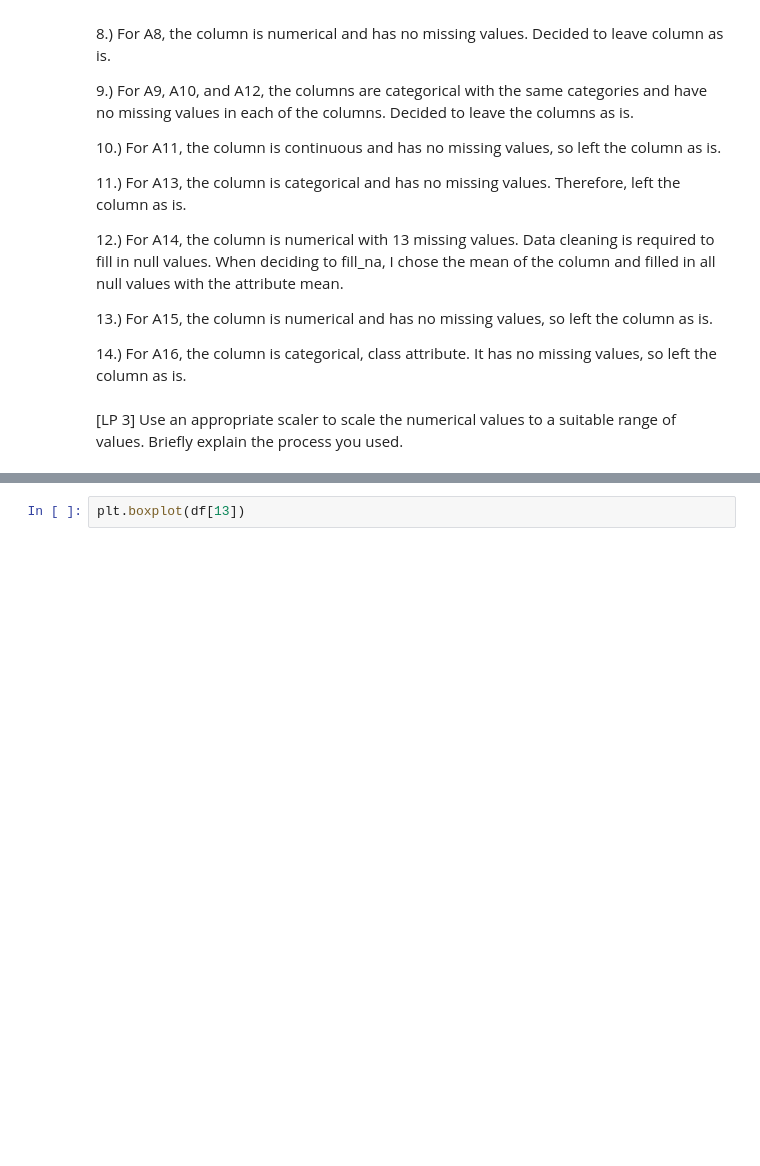
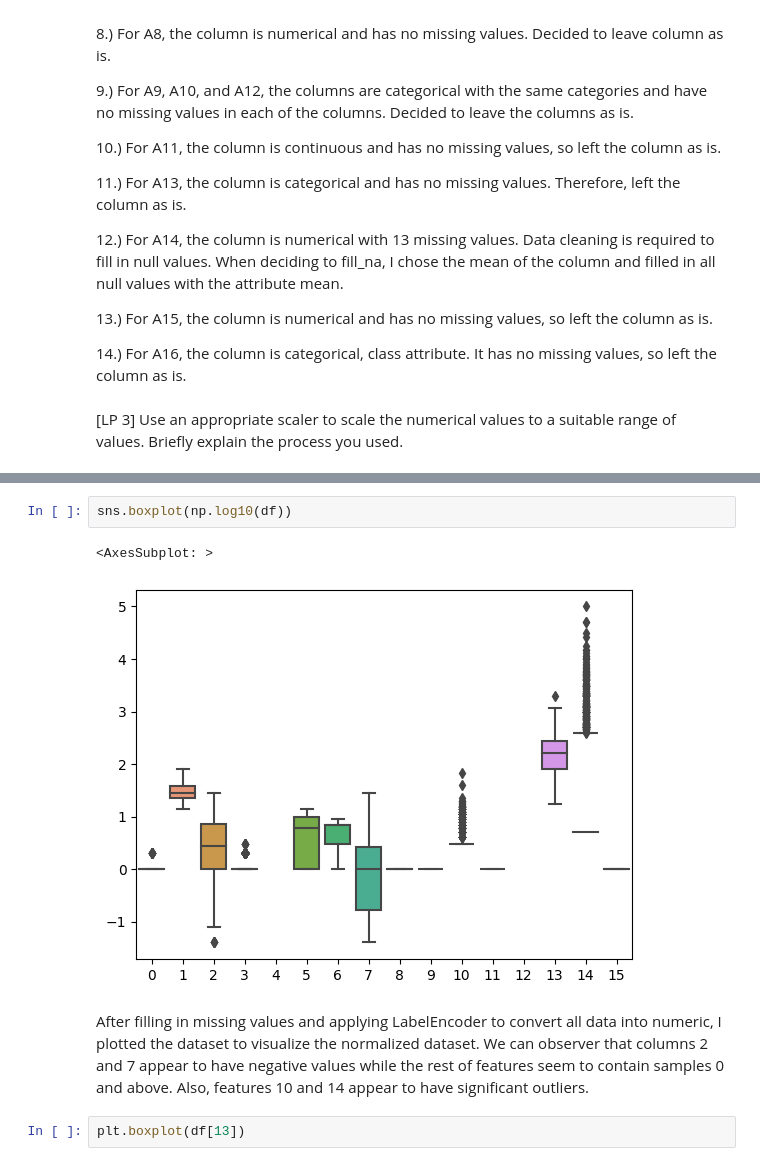
Before and after one commit to ankitajaswal/Cmpe255, a Jupyter notebook: HW1/HW1 Part 1.ipynb, the cells around one changed output, grey strips where cells are left out. Saved outputs shown, nothing was run; the diff lists cells and outputs as text; blank space fills up the shorter version.

```diff
--- a/HW1/HW1 Part 1.ipynb
+++ b/HW1/HW1 Part 1.ipynb
@@ -370,3 +399,10 @@ There are a total of 16 attributes with 690 instances. Some attributes required
+# %%
+sns.boxplot(np.log10(df))
+# %% [output]
+<AxesSubplot: >
+[figure, added]
+# %% [markdown]
+After filling in missing values and applying LabelEncoder to convert all data into numeric, I plotted the dataset to visualize the normalized dataset. We can observer that columns 2 and 7 appear to have negative values while the rest of features seem to contain samples 0 and above. Also, features 10 and 14 appear to have significant outliers.
 # %%
 plt.boxplot(df[13])
 # %% [output]
```
Also changed, not shown: parts of 14 cells of this notebook, 1 other file.
